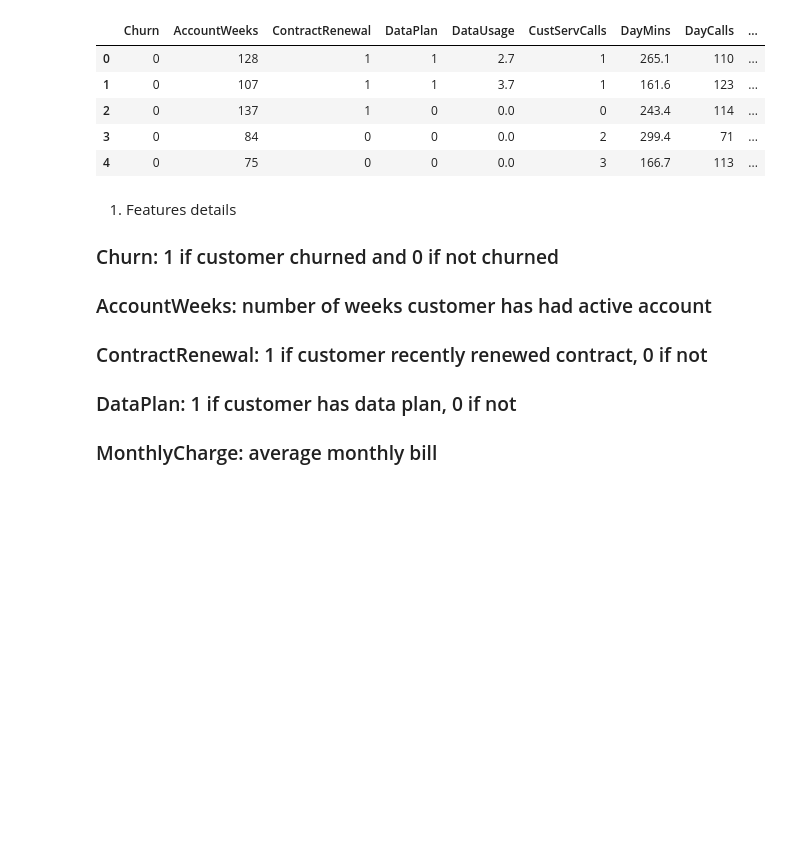
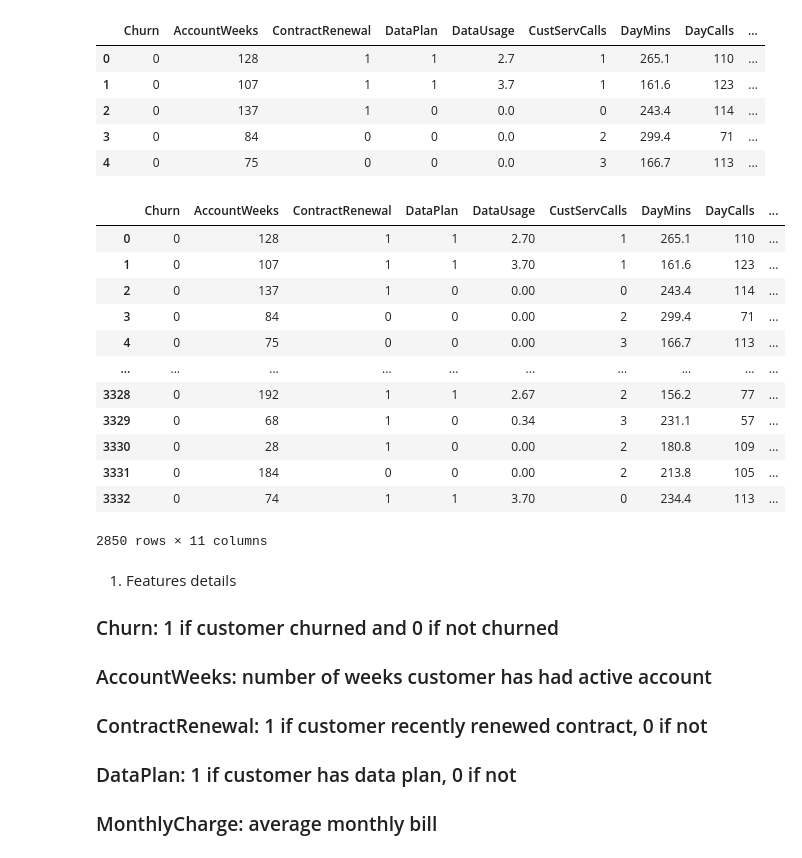
Before and after one commit to mahajan3/ml_ee_project, a Jupyter notebook: Notebook/EDA.ipynb, the cells around one changed output. Drawn from its saved outputs; the diff is of its cells as text; code cells hidden in the pictures; blank space fills up the shorter version.

```diff
--- a/Notebook/EDA.ipynb
+++ b/Notebook/EDA.ipynb
@@ -16,6 +16,22 @@ df.head()
 | 2 | 0 | 137 | 1 | 0 | 0.0 | 0 | 243.4 | 114 | ... |
 | 3 | 0 | 84 | 0 | 0 | 0.0 | 2 | 299.4 | 71 | ... |
 | 4 | 0 | 75 | 0 | 0 | 0.0 | 3 | 166.7 | 113 | ... |
+# %%
+df[df['Churn']==0]
+# %% [output]
+|  | Churn | AccountWeeks | ContractRenewal | DataPlan | DataUsage | CustServCalls | DayMins | DayCalls | ... |
+| 0 | 0 | 128 | 1 | 1 | 2.70 | 1 | 265.1 | 110 | ... |
+| 1 | 0 | 107 | 1 | 1 | 3.70 | 1 | 161.6 | 123 | ... |
+| 2 | 0 | 137 | 1 | 0 | 0.00 | 0 | 243.4 | 114 | ... |
+| 3 | 0 | 84 | 0 | 0 | 0.00 | 2 | 299.4 | 71 | ... |
+| 4 | 0 | 75 | 0 | 0 | 0.00 | 3 | 166.7 | 113 | ... |
+| ... | ... | ... | ... | ... | ... | ... | ... | ... | ... |
+| 3328 | 0 | 192 | 1 | 1 | 2.67 | 2 | 156.2 | 77 | ... |
+| 3329 | 0 | 68 | 1 | 0 | 0.34 | 3 | 231.1 | 57 | ... |
+| 3330 | 0 | 28 | 1 | 0 | 0.00 | 2 | 180.8 | 109 | ... |
+| 3331 | 0 | 184 | 0 | 0 | 0.00 | 2 | 213.8 | 105 | ... |
+| 3332 | 0 | 74 | 1 | 1 | 3.70 | 0 | 234.4 | 113 | ... |
+2850 rows × 11 columns
 # %% [markdown]
 1. Features details
 ### Churn: 1 if customer churned and 0 if not churned
```
Also changed, not shown: 5 other files.
